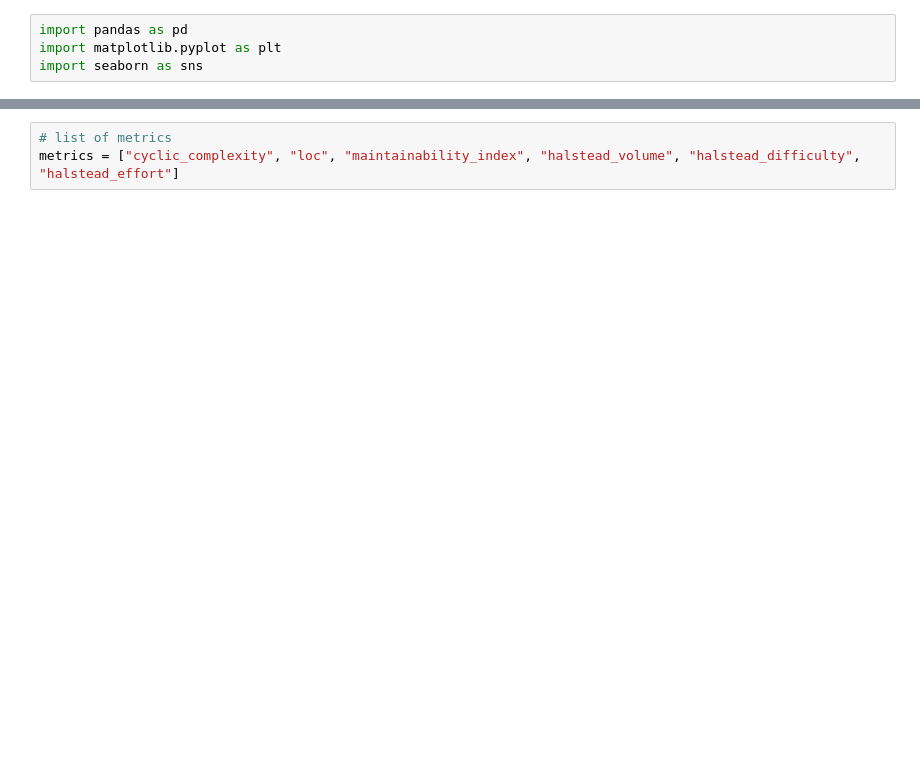
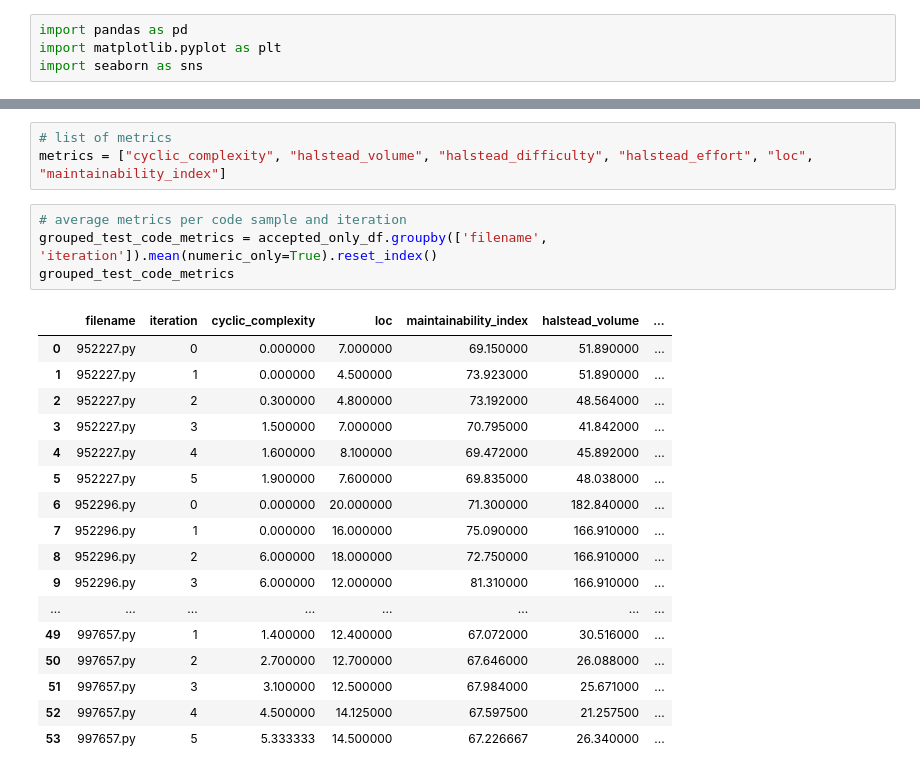
Before and after one commit to MileyNg/Code-Refactoring-Assistant, a Jupyter notebook: script/create_plot.ipynb, the cells around one changed output, grey strips where cells are left out. Saved outputs shown, nothing was run; the diff lists cells and outputs as text; blank space fills up the shorter version.

```diff
--- a/script/create_plot.ipynb
+++ b/script/create_plot.ipynb
@@ -23,3 +59,25 @@ grouped_test_code_metrics = accepted_only_df.groupby(["filename", "iteration"]).
 # %%
 # list of metrics
-metrics = ["cyclic_complexity", "loc", "maintainability_index", "halstead_volume", "halstead_difficulty", "halstead_effort"]
+metrics = ["cyclic_complexity", "halstead_volume", "halstead_difficulty", "halstead_effort", "loc", "maintainability_index"]
+# %%
+# average metrics per code sample and iteration
+grouped_test_code_metrics = accepted_only_df.groupby(['filename', 'iteration']).mean(numeric_only=True).reset_index()
+grouped_test_code_metrics
+# %% [output]
+|  | filename | iteration | cyclic_complexity | loc | maintainability_index | halstead_volume | ... |
+| 0 | 952227.py | 0 | 0.000000 | 7.000000 | 69.150000 | 51.890000 | ... |
+| 1 | 952227.py | 1 | 0.000000 | 4.500000 | 73.923000 | 51.890000 | ... |
+| 2 | 952227.py | 2 | 0.300000 | 4.800000 | 73.192000 | 48.564000 | ... |
+| 3 | 952227.py | 3 | 1.500000 | 7.000000 | 70.795000 | 41.842000 | ... |
+| 4 | 952227.py | 4 | 1.600000 | 8.100000 | 69.472000 | 45.892000 | ... |
+| 5 | 952227.py | 5 | 1.900000 | 7.600000 | 69.835000 | 48.038000 | ... |
+| 6 | 952296.py | 0 | 0.000000 | 20.000000 | 71.300000 | 182.840000 | ... |
+| 7 | 952296.py | 1 | 0.000000 | 16.000000 | 75.090000 | 166.910000 | ... |
+| 8 | 952296.py | 2 | 6.000000 | 18.000000 | 72.750000 | 166.910000 | ... |
+| 9 | 952296.py | 3 | 6.000000 | 12.000000 | 81.310000 | 166.910000 | ... |
+| ... | ... | ... | ... | ... | ... | ... | ... |
+| 49 | 997657.py | 1 | 1.400000 | 12.400000 | 67.072000 | 30.516000 | ... |
+| 50 | 997657.py | 2 | 2.700000 | 12.700000 | 67.646000 | 26.088000 | ... |
+| 51 | 997657.py | 3 | 3.100000 | 12.500000 | 67.984000 | 25.671000 | ... |
+| 52 | 997657.py | 4 | 4.500000 | 14.125000 | 67.597500 | 21.257500 | ... |
+| 53 | 997657.py | 5 | 5.333333 | 14.500000 | 67.226667 | 26.340000 | ... |
```
Also changed, not shown: parts of 9 cells of this notebook.
